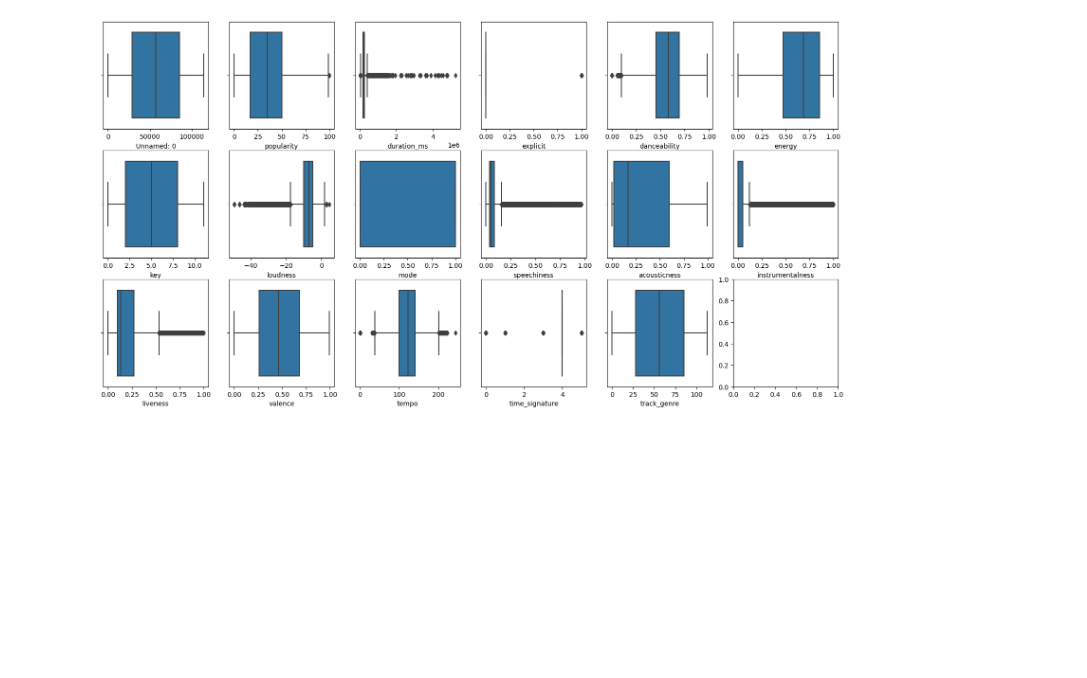
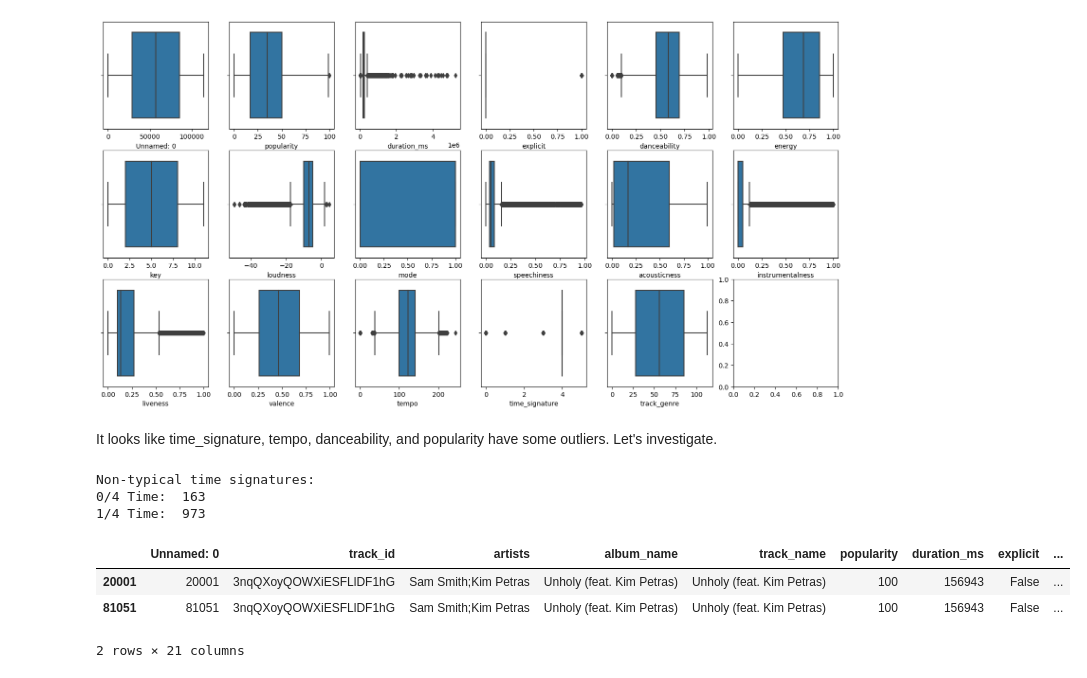
Before and after one commit to foozbat/datascience-spotify, a Jupyter notebook: EDA.ipynb, the cells around one changed output. Cells and saved outputs as stored; diff of their text form; code cells hidden in the pictures; blank space fills up the shorter version.

```diff
--- a/EDA.ipynb
+++ b/EDA.ipynb
@@ -57,16 +58,16 @@ It looks like there is only one row in the dataset without artist name, album na
 df.dropna(inplace=True)
 
 # drop columns with unique identifiers or non-categorical text values
-df.drop(columns=['track_id', 'track_name', 'album_name','artists'], inplace=True)
+df2 = df.drop(columns=['track_id', 'track_name', 'album_name','artists'])
 
 # convert non-numeric values to numeric
-df['explicit'] = df['explicit'].astype(int)
+df2['explicit'] = df2['explicit'].astype(int)
 
-df['track_genre'] = pd.Categorical(df['track_genre'])
-genre_codes = dict(enumerate(df['track_genre'].cat.categories)) # store these for later in case we need them
-df['track_genre'] = df['track_genre'].cat.codes
+df2['track_genre'] = pd.Categorical(df2['track_genre'])
+genre_codes = dict(enumerate(df2['track_genre'].cat.categories)) # store these for later in case we need them
+df2['track_genre'] = df2['track_genre'].cat.codes
 
-df.head()
+df2.head()
 # %% [output]
 |  | Unnamed: 0 | popularity | duration_ms | explicit | danceability | energy | key | loudness | mode | ... |
 | 0 | 0 | 73 | 230666 | 0 | 0.676 | 0.4610 | 1 | -6.746 | 0 | ... |
@@ -84,3 +85,20 @@ for i, feature in enumerate(features):
 plt.show()
 # %% [output]
 [figure]
+# %% [markdown]
+It looks like time_signature, tempo, danceability, and popularity have some outliers.  Let's investigate.
+# %%
+print("Non-typical time signatures:")
+print("0/4 Time: ", len(df[df['time_signature'] == 0]))
+print("1/4 Time: ", len(df[df['time_signature'] == 1]))
+print()
+
+df[df['popularity'] == 100]
+# %% [output]
+Non-typical time signatures:
+0/4 Time:  163
+1/4 Time:  973
+|  | Unnamed: 0 | track_id | artists | album_name | track_name | popularity | duration_ms | explicit | ... |
+| 20001 | 20001 | 3nqQXoyQOWXiESFLlDF1hG | Sam Smith;Kim Petras | Unholy (feat. Kim Petras) | Unholy (feat. Kim Petras) | 100 | 156943 | False | ... |
+| 81051 | 81051 | 3nqQXoyQOWXiESFLlDF1hG | Sam Smith;Kim Petras | Unholy (feat. Kim Petras) | Unholy (feat. Kim Petras) | 100 | 156943 | False | ... |
+2 rows × 21 columns
```
Also changed, not shown: parts of 2 cells of this notebook.
